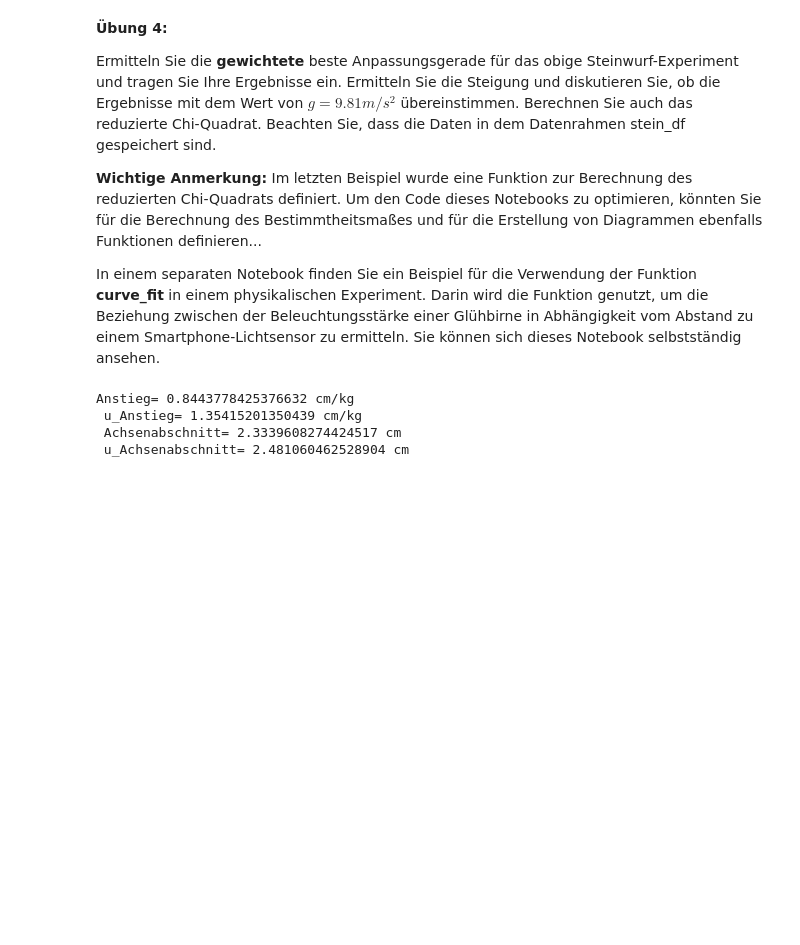
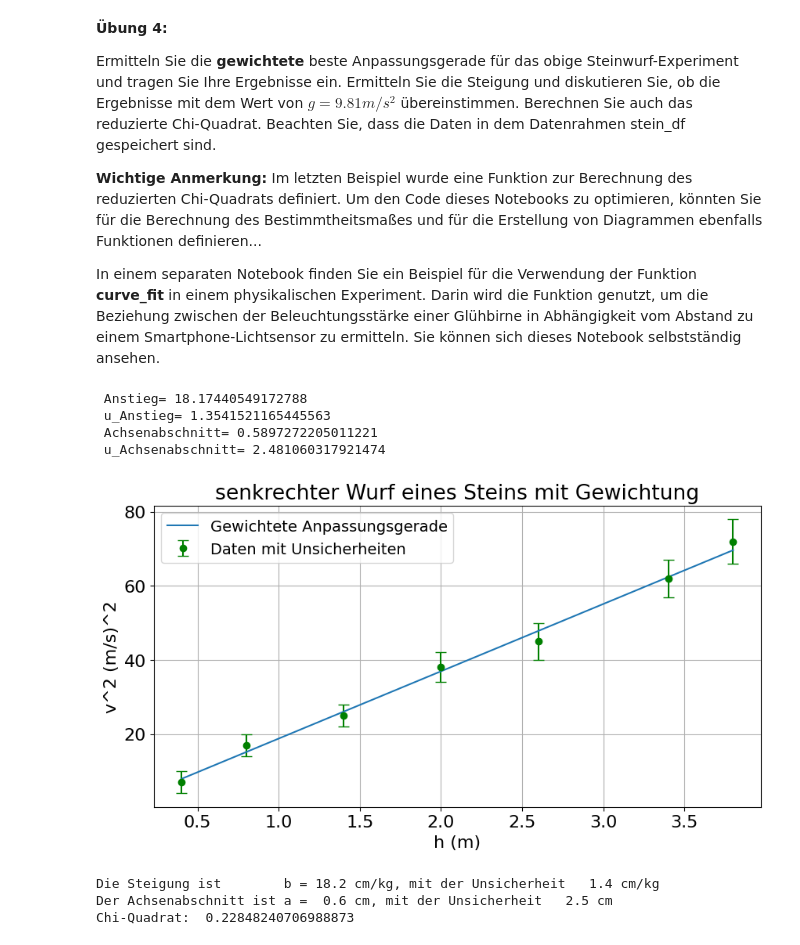
Before and after one commit to Yapollon/Jupyter-Notebooks, a Jupyter notebook: termin2.ipynb, the cells around one changed output. Cells and saved outputs as stored; diff of their text form; code cells hidden in the pictures; blank space fills up the shorter version.

```diff
--- a/termin2.ipynb
+++ b/termin2.ipynb
@@ -381,11 +381,12 @@ Der Achsenabschnitt ist a=  38.1 cm, mit der Unsicherheit   1.5 cm
 ### reduziertes Chi-Quadrat
 # %%
 def reduziertes_chi_quadrat(x, y, yerr, f, *args):
-    '''reduzierte Chi-Quadrat-Funktion
+    """
+    reduzierte Chi-Quadrat-Funktion
     x, y und yerr sind Numpy-Arrays, die sich auf die Daten x, y und yerr beziehen
     f ist die Funktion, die wir anpassen.
     args sind die Argumente der Funktion, die wir angepasst haben.
-    '''
+    """
     return 1/(len(x)-len(args))*np.sum((f(x, *args)-y)**2/yerr**2)
 # %% [markdown]
 **Übung 1:**
@@ -508,41 +511,48 @@ Ermitteln Sie die **gewichtete** beste Anpassungsgerade für das obige Steinwurf
 
 In einem separaten Notebook finden Sie ein Beispiel für die Verwendung der Funktion **curve_fit** in einem physikalischen Experiment. Darin wird die Funktion genutzt, um die Beziehung zwischen der Beleuchtungsstärke einer Glühbirne in Abhängigkeit vom Abstand zu einem Smartphone-Lichtsensor zu ermitteln. Sie können sich dieses Notebook selbstständig ansehen.
 # %%
-params, params_covariance = curve_fit(linear_fit, x_stein, u_stein, sigma=u_stein, absolute_sigma=True)
+params, params_covariance = curve_fit(linear_fit, x_stein, y_stein, sigma=u_stein, absolute_sigma=True)
 
 anstieg = params[0]           # Anstieg b
 achsenabschnitt = params[1]   # Achsenabschnitt a
 u_anstieg = np.sqrt(params_covariance[0][0])            # Unsicherheit des Anstieges
 u_achsenabschnitt = np.sqrt(params_covariance[1][1])    # Unsicherheit des Achsenabschnittes
-print("Anstieg=", anstieg, "\n", "u_Anstieg=",u_anstieg, "\n",
+print(" Anstieg=", anstieg, "\n", "u_Anstieg=",u_anstieg, "\n",
       "Achsenabschnitt=", achsenabschnitt,"\n", "u_Achsenabschnitt=",u_achsenabschnitt, "\n")
 # %% [output]
-Anstieg= 0.8443778425376632 cm/kg
- u_Anstieg= 1.35415201350439 cm/kg
- Achsenabschnitt= 2.3339608274424517 cm
- u_Achsenabschnitt= 2.481060462528904 cm
+ Anstieg= 18.17440549172788
+ u_Anstieg= 1.3541521165445563
+ Achsenabschnitt= 0.5897272205011221
+ u_Achsenabschnitt= 2.481060317921474
 # %%
 # Diagramm mit den Daten und dazugehörigen Fehlerbalken
-plt.errorbar(x2,y2,yerr2,fmt='go',label='Daten mit Unsicherheiten')
+plt.errorbar(x_stein,y_stein,u_stein,fmt='go',label='Daten mit Unsicherheiten', capsize=5)
 
 # Diagramm inklusiv der besten Anpassungsgerade an die Daten
-plt.plot(x2,anstieg*x2+achsenabschnitt,label='Gewichtete Anpassungsgerade')
+plt.plot(x_stein,anstieg*x_stein+achsenabschnitt,label='Gewichtete Anpassungsgerade')
 plt.grid()
 plt.legend()
-plt.xlabel('Masse (kg)')
-plt.ylabel('Auslenkung (cm)')
-plt.title("Auslenkung gegen Masse")
+plt.xlabel('h (m)')
+plt.ylabel('v^2 (m/s)^2')
+plt.title("senkrechter Wurf eines Steins mit Gewichtung")
 plt.show()
 
-print('Die Steigung ist b ={:5.1f} cm/kg, mit der Unsicherheit {:5.1f} cm/kg'.format(anstieg,u_anstieg))
-print('Der Achsenabschnitt ist a= {:5.1f} cm, mit der Unsicherheit {:5.1f} cm'.format(achsenabschnitt,u_achsenabschnitt))
+print('Die Steigung ist        b ={:5.1f} cm/kg, mit der Unsicherheit {:5.1f} cm/kg'.format(anstieg,u_anstieg))
+print('Der Achsenabschnitt ist a ={:5.1f} cm, mit der Unsicherheit {:5.1f} cm'.format(achsenabschnitt,u_achsenabschnitt))
 
 def reduziertes_chi_quadrat(x, y, yerr, f, *args):
-    '''reduzierte Chi-Quadrat-Funktion
+    """
+    reduzierte Chi-Quadrat-Funktion
     x, y und yerr sind Numpy-Arrays, die sich auf die Daten x, y und yerr beziehen
     f ist die Funktion, die wir anpassen.
     args sind die Argumente der Funktion, die wir angepasst haben.
-    '''
+    """
     return 1/(len(x)-len(args))*np.sum((f(x, *args)-y)**2/yerr**2)
 
-reduziertes_chi_quadrat(x_stein, y_stein, u_stein,linear_fit, *params)
+chi_quadrat = reduziertes_chi_quadrat(x_stein, y_stein, u_stein,linear_fit, *params)
+print("Chi-Quadrat: ", chi_quadrat)
+# %% [output]
+[figure, added]
+Die Steigung ist        b = 18.2 cm/kg, mit der Unsicherheit   1.4 cm/kg
+Der Achsenabschnitt ist a =  0.6 cm, mit der Unsicherheit   2.5 cm
+Chi-Quadrat:  0.22848240706988873
```
Also changed, not shown: parts of 12 cells of this notebook, 1 other file.
